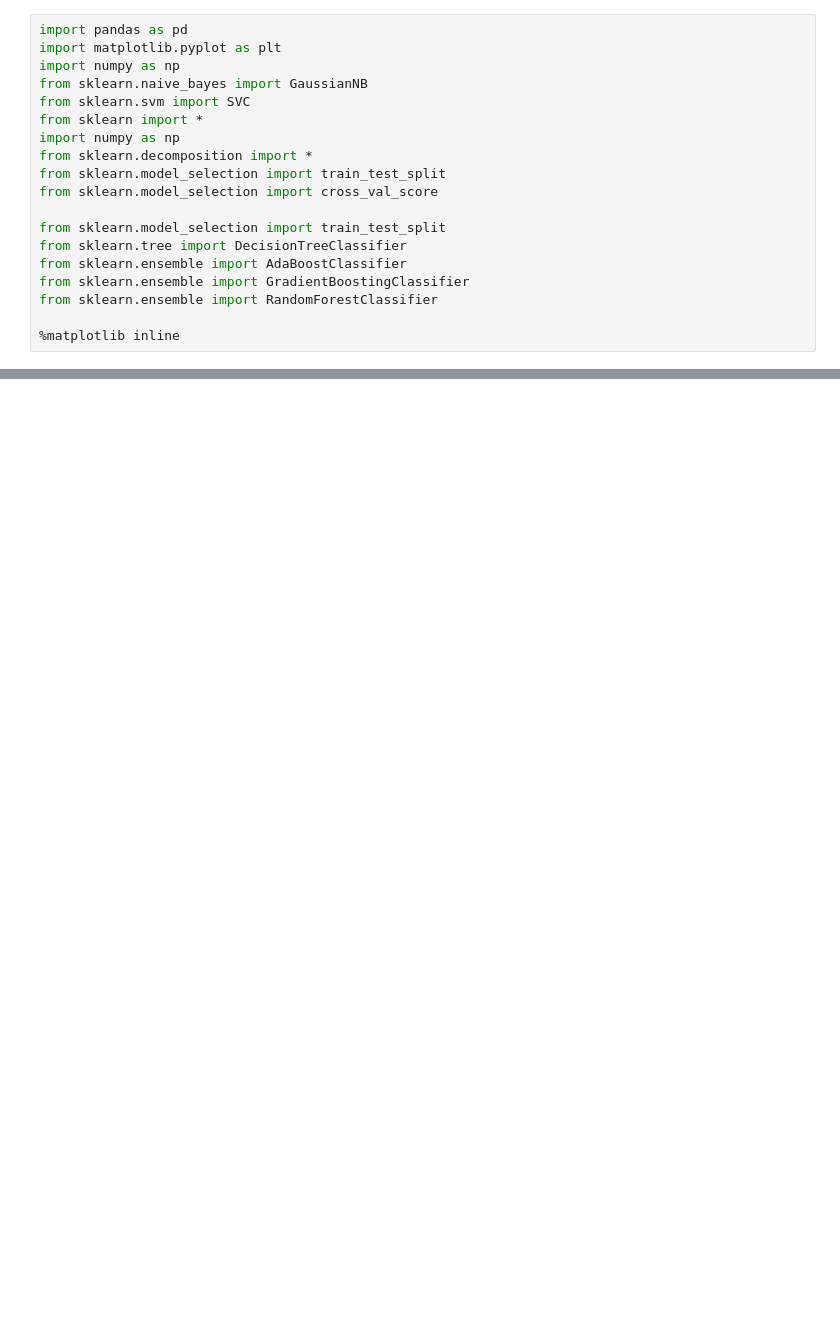
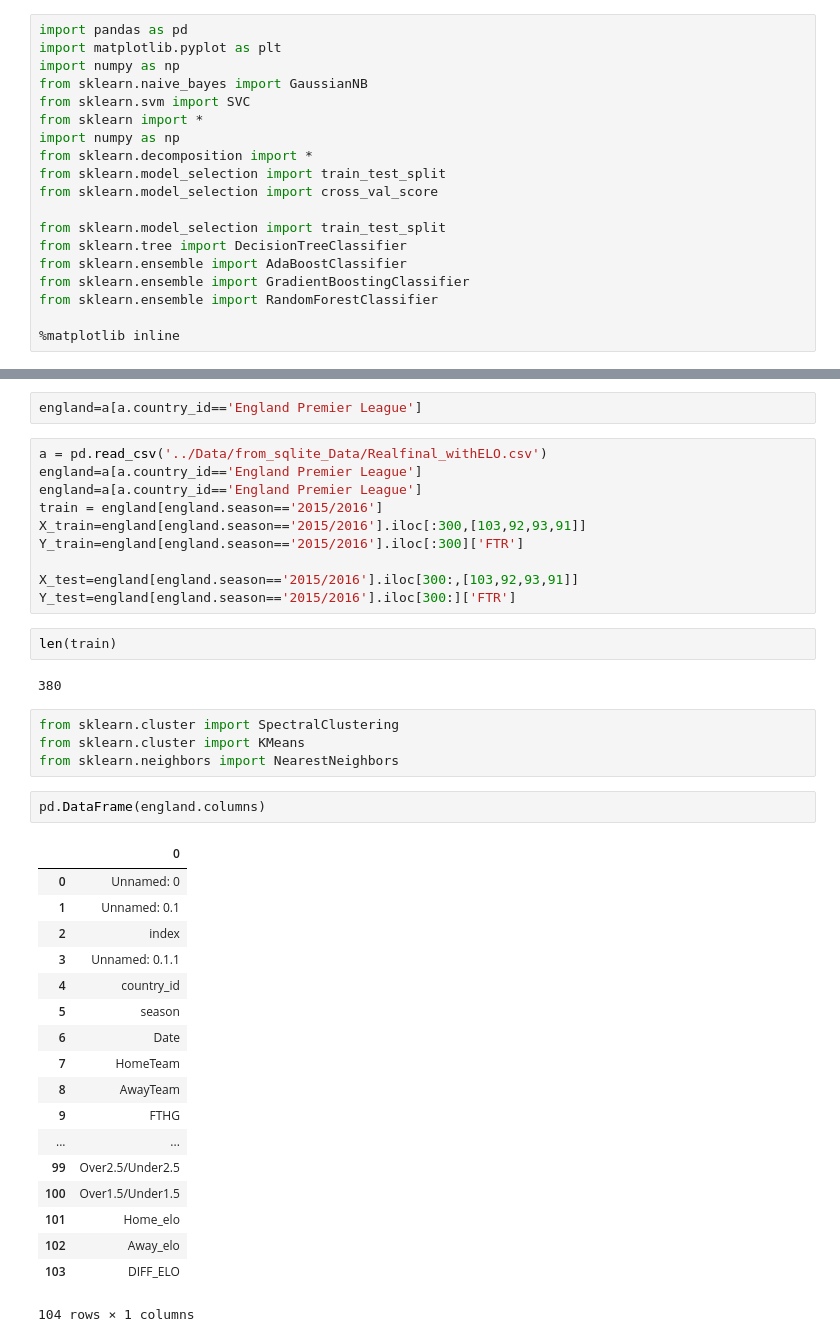
Before and after one commit to hh1713/football_machine, a Jupyter notebook: HW4/Untitled.ipynb, the cells around one changed output, grey strips where cells are left out. Saved outputs shown, nothing was run; the diff lists cells and outputs as text; blank space fills up the shorter version.

```diff
--- a/HW4/Untitled.ipynb
+++ b/HW4/Untitled.ipynb
@@ -21,0 +29,41 @@ a = pd.read_csv('')
+# %%
+england=a[a.country_id=='England Premier League']
+# %%
+a = pd.read_csv('../Data/from_sqlite_Data/Realfinal_withELO.csv')
+england=a[a.country_id=='England Premier League']
+england=a[a.country_id=='England Premier League']
+train = england[england.season=='2015/2016']
+X_train=england[england.season=='2015/2016'].iloc[:300,[103,92,93,91]]
+Y_train=england[england.season=='2015/2016'].iloc[:300]['FTR']
+
+X_test=england[england.season=='2015/2016'].iloc[300:,[103,92,93,91]]
+Y_test=england[england.season=='2015/2016'].iloc[300:]['FTR']
+# %%
+len(train)
+# %% [output]
+380
+# %%
+from sklearn.cluster import SpectralClustering
+from sklearn.cluster import KMeans
+from sklearn.neighbors import NearestNeighbors
+# %%
+pd.DataFrame(england.columns)
+# %% [output]
+|  | 0 |
+| 0 | Unnamed: 0 |
+| 1 | Unnamed: 0.1 |
+| 2 | index |
+| 3 | Unnamed: 0.1.1 |
+| 4 | country_id |
+| 5 | season |
+| 6 | Date |
+| 7 | HomeTeam |
+| 8 | AwayTeam |
+| 9 | FTHG |
+| ... | ... |
+| 99 | Over2.5/Under2.5 |
+| 100 | Over1.5/Under1.5 |
+| 101 | Home_elo |
+| 102 | Away_elo |
+| 103 | DIFF_ELO |
+104 rows × 1 columns
```
Also changed, not shown: parts of 7 cells of this notebook, 1 other file.
